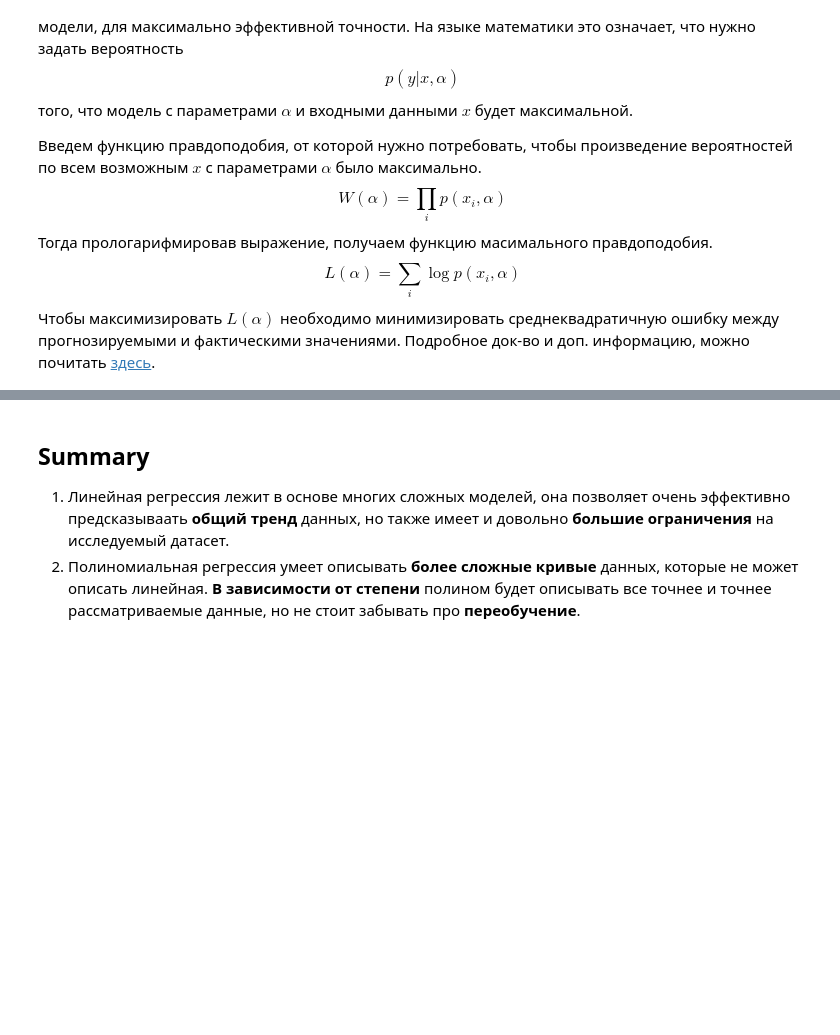
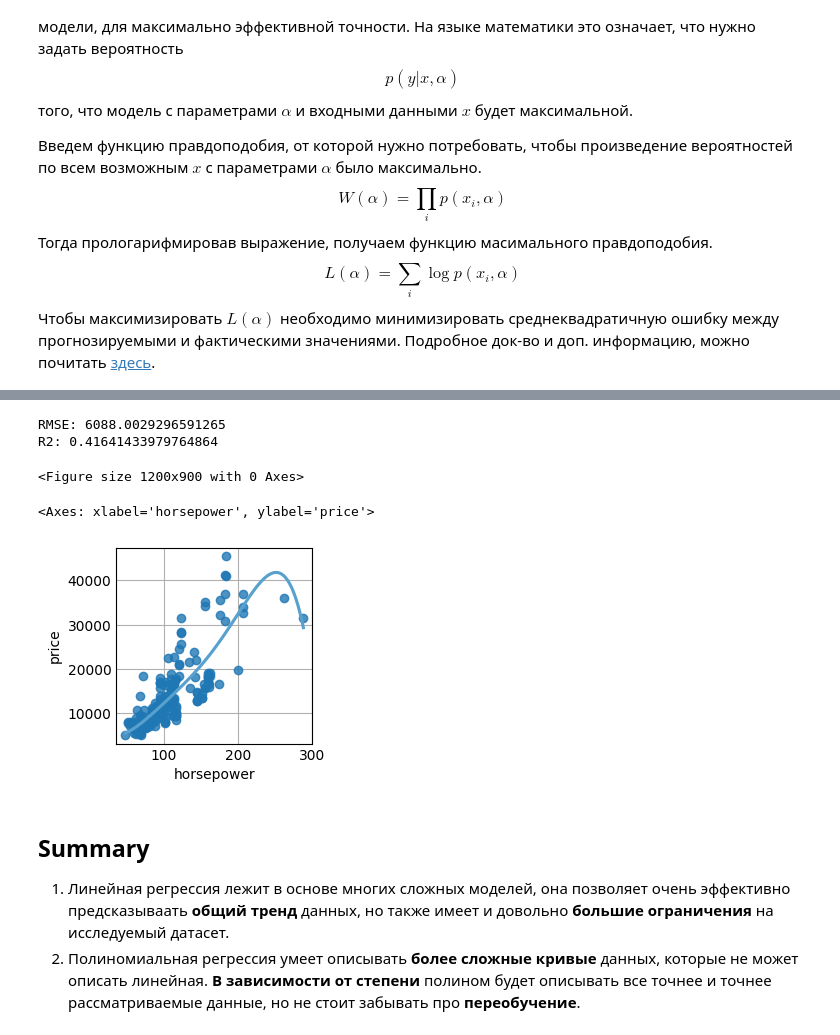
Before and after one commit to dr-Elan/MSU-FSR-ML, a Jupyter notebook: Regression.ipynb, the cells around one changed output, grey strips where cells are left out. Saved outputs shown, nothing was run; the diff lists cells and outputs as text; code cells hidden in the pictures; blank space fills up the shorter version.

```diff
--- a/Regression.ipynb
+++ b/Regression.ipynb
@@ -52,3 +273,23 @@ $$W(\alpha) = \prod\limits_{i}p(x_i, \alpha)$$
+# %%
+model = LinearRegression()
+model.fit(X, Y)
+y_pred = model.predict(X)
+plt.figure(figsize=(12,9))
+
+# считаем метрику MSE и R2
+rmse = np.sqrt(mean_squared_error(Y, y_pred))
+r2 = r2_score(Y, y_pred)
+print('RMSE:', rmse)
+print('R2:', r2)
+# %% [output]
+RMSE: 6088.0029296591265
+R2: 0.41641433979764864
+<Figure size 1200x900 with 0 Axes>
+# %%
+sns.regplot(data=data, y='price', x='horsepower', ci=None, order=5, line_kws={"color": "C1"})
+# %% [output]
+<Axes: xlabel='horsepower', ylabel='price'>
+[figure, added]
 # %% [markdown]
 <h2>Summary</h2>
 <ol><li>Линейная регрессия лежит в основе многих сложных моделей, она позволяет очень эффективно предсказываать <b>общий тренд</b> данных, но также имеет и довольно <b>большие ограничения</b> на исследуемый датасет.</li><li>Полиномиальная регрессия умеет описывать <b>более сложные кривые</b> данных, которые не может описать линейная. <b>В зависимости от степени</b> полином будет описывать все точнее и точнее рассматриваемые данные, но не стоит забывать про <b>переобучение</b>.</li></ol>
```
Also changed, not shown: parts of 38 cells of this notebook, 4 other files.
